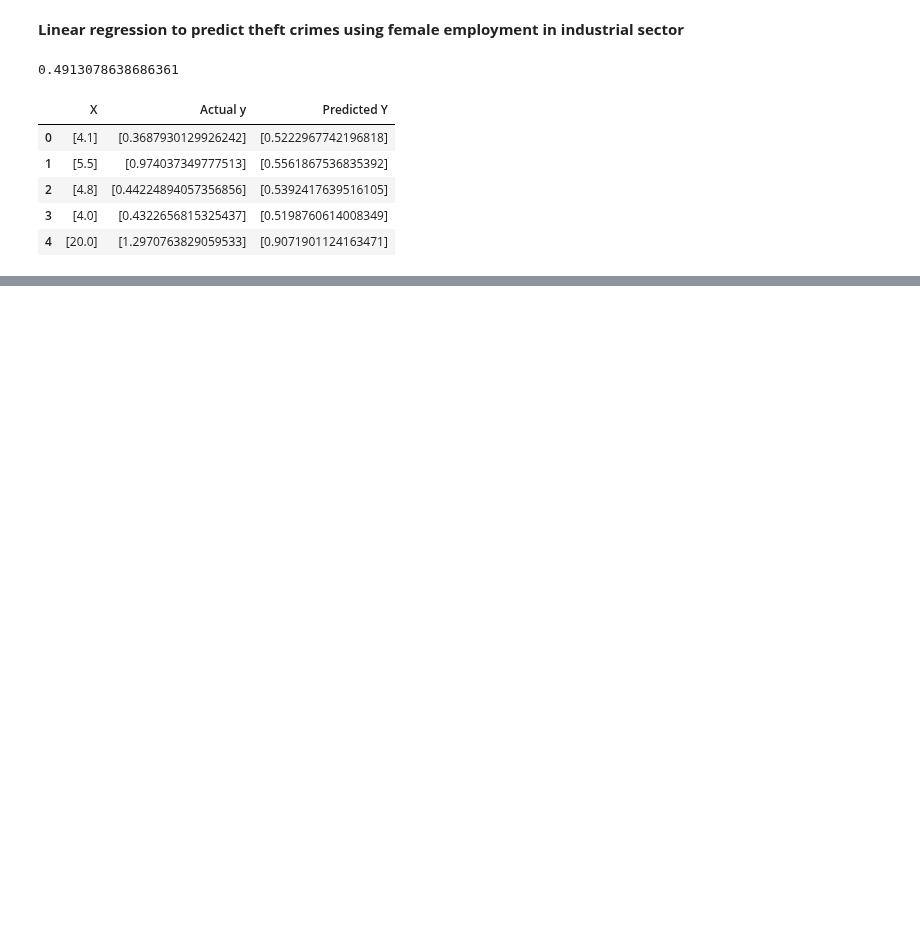
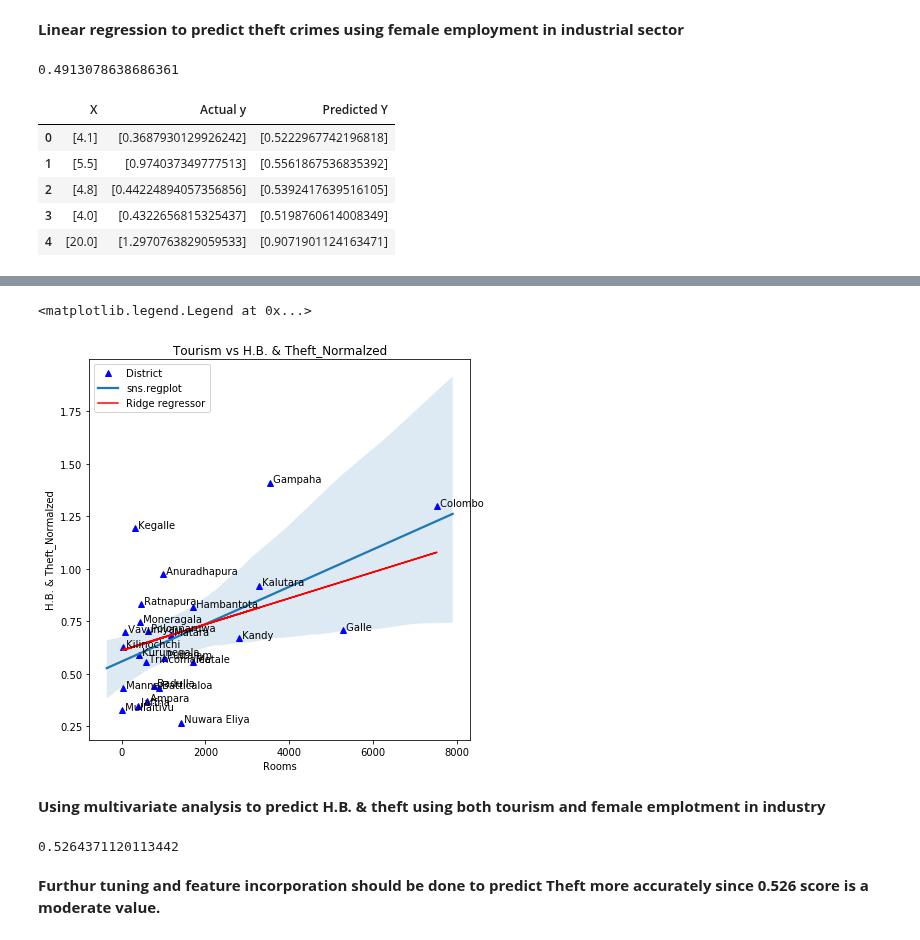
Before and after one commit to PraAnj/gov.lk.data.analysis, a Jupyter notebook: src/predict_crimes_theft_given_a_district.ipynb, the cells around one changed output, grey strips where cells are left out. Cells and saved outputs as stored; diff of their text form; code cells hidden in the pictures; blank space fills up the shorter version.

```diff
--- a/src/predict_crimes_theft_given_a_district.ipynb
+++ b/src/predict_crimes_theft_given_a_district.ipynb
@@ -152,0 +174,26 @@ Adding an axes using the same arguments as a previous axes currently reuses the
+# %%
+def plotScatterForCrime (column, tag, subPlotIndex):
+    plt.subplot(1,2,subPlotIndex)
+    plt.plot(integrated_data[column],  integrated_data['H.B. & Theft_Normalzed'], 'b^')
+
+    for i, txt in enumerate(integrated_data['District']):
+        if integrated_data[column][i] >= 1:
+            plt.annotate(' ' + txt, (integrated_data[column][i], integrated_data['H.B. & Theft_Normalzed'][i]))
+
+    x, y = pd.Series(integrated_data[column], name="x_var"), pd.Series(integrated_data['H.B. & Theft_Normalzed'], name="y_var")
+    ax = sns.regplot(x=x, y=y, marker=" ")
+
+    plt.title(tag + ' vs H.B. & Theft_Normalzed')
+    plt.xlabel(column)
+    plt.ylabel('H.B. & Theft_Normalzed')
+
+plt.figure(figsize=(15, 7))
+plt.subplots_adjust(hspace=0.2)
+
+plotScatterForCrime('Rooms', 'Tourism', 1)
+
+plt.subplot(1,2,1)
+plt.plot(X, model.predict(X),color='r')
+
+plt.legend(['District','sns.regplot', 'Ridge regressor'], loc='upper left')
+# %% [output]
@@ -152,0 +202,25 @@ Adding an axes using the same arguments as a previous axes currently reuses the
+<matplotlib.legend.Legend at 0x...>
+[figure, added]
+# %% [markdown]
+**Using multivariate analysis to predict H.B. & theft using both tourism and female emplotment in industry**
+# %%
+integrated_data.dropna(inplace=True)
+
+X = pd.DataFrame(integrated_data[['Rooms', 'Female emp. Industry']])
+y = pd.DataFrame(integrated_data[['H.B. & Theft_Normalzed']])
+
+# model = linear_model.LinearRegression()
+model = linear_model.Ridge(alpha=0.15, normalize= True)
+# model = linear_model.Lasso(alpha=0.1)
+
+scores = []
+kfold = KFold(n_splits=3, shuffle=True, random_state=42)
+for i, (train, test) in enumerate(kfold.split(X, y)):
+ model.fit(X.iloc[train,:], y.iloc[train,:])
+ score = model.score(X.iloc[test,:], y.iloc[test,:])
+ scores.append(score)
+np.mean(scores)
+# %% [output]
+0.5264371120113442
+# %% [markdown]
+**Furthur tuning and feature incorporation should be done to predict Theft more accurately since 0.526 score is a moderate value.**
```
Also changed, not shown: parts of 9 cells of this notebook.
